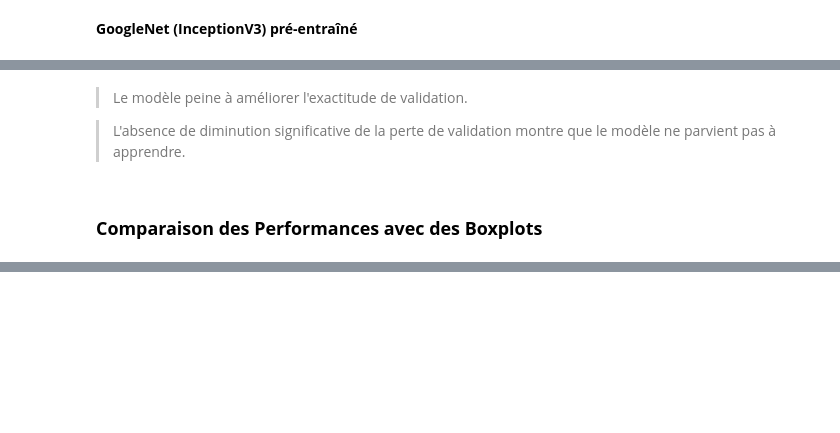
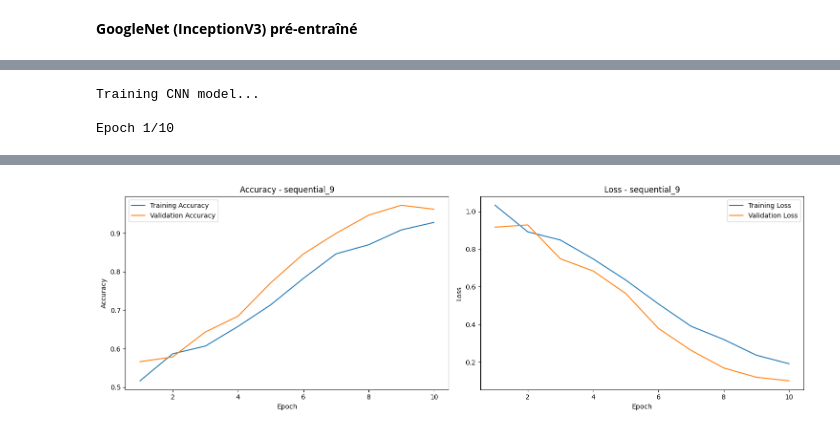
Before and after one commit to skander951/MRI-Based-Dementia-Classification-Using-Deep-Learning, a Jupyter notebook: Classification des IRM cérébrales.ipynb, the cells around one changed output, grey strips where cells are left out. Saved outputs shown, nothing was run; the diff lists cells and outputs as text; code cells hidden in the pictures; blank space fills up the shorter version.

```diff
--- a/Classification des IRM cérébrales.ipynb
+++ b/Classification des IRM cérébrales.ipynb
@@ -147,10 +147,2 @@ plt.show()
 # %% [markdown]
 ### **Préparation des données**
-# %%
-# Data preprocessing
-datagen = ImageDataGenerator(rescale=1./255, validation_split=0.2)
-train_generator = datagen.flow_from_directory(
-    path, target_size=(224, 224), batch_size=32, class_mode='categorical', subset='training')
-val_generator = datagen.flow_from_directory(
-    path, target_size=(224, 224), batch_size=32, class_mode='categorical', subset='validation')
-num_classes = len(train_generator.class_indices)
@@ -162,18 +189,22 @@ Found 1215 images belonging to 4 classes.
 # %% [markdown]
 **CNN**
 # %%
-def create_cnn_model():
-    model = Sequential([
-        Conv2D(32, (3,3), activation='relu', padding='same', input_shape=(224, 224, 3)),
-        MaxPooling2D(2,2),
-        Conv2D(64, (3,3), activation='relu', padding='same'),
-        MaxPooling2D(2,2),
-        Flatten(),
-        Dense(128, activation='relu'),
-        Dropout(0.5),
-        Dense(num_classes, activation='softmax')
-    ])
-    model.compile(optimizer='adam', loss='categorical_crossentropy', metrics=['accuracy'])
+def create_cnn_model(input_shape, num_classes):
+    model = Sequential()
+    model.add(Conv2D(32, (3, 3), activation='relu', input_shape=input_shape))
+    model.add(MaxPooling2D((2, 2)))
+    model.add(Conv2D(64, (3, 3), activation='relu'))
+    model.add(MaxPooling2D((2, 2)))
+    model.add(Conv2D(128, (3, 3), activation='relu'))
+    model.add(MaxPooling2D((2, 2)))
+    model.add(Flatten())
+    model.add(Dense(128, activation='relu'))
+    model.add(Dropout(0.5))
+    model.add(Dense(num_classes, activation='softmax'))
+
+    model.compile(optimizer=Adam(learning_rate=0.001),
+                  loss='categorical_crossentropy',
+                  metrics=['accuracy'])
     return model
 # %% [markdown]
 **VGG pré-entraîné**
@@ -379,6 +281,0 @@ Epoch 10/10
-# %% [markdown]
-> Le modèle peine à améliorer l'exactitude de validation.
-
-> L'absence de diminution significative de la perte de validation montre que le modèle ne parvient pas à apprendre.
-# %% [markdown]
-### **Comparaison des Performances avec des Boxplots**
@@ -386,0 +364,12 @@ models_dict = {"CNN": create_cnn_model(), "VGG": create_vgg_model(), "Inception"
+# %%
+# Get input shape
+input_shape = X_train[0].shape
+# Create and train CNN model
+print("Training CNN model...")
+cnn_model = create_cnn_model(input_shape, len(classes))
+cnn_model._name = "CNN"
+cnn_metrics = train_and_evaluate(cnn_model, X_train, y_train)
+# %% [output]
+Training CNN model...
+
+Epoch 1/10
@@ -386,0 +414 @@ models_dict = {"CNN": create_cnn_model(), "VGG": create_vgg_model(), "Inception"
+[figure, added]
```
Also changed, not shown: parts of 38 cells of this notebook, 1 other file.
